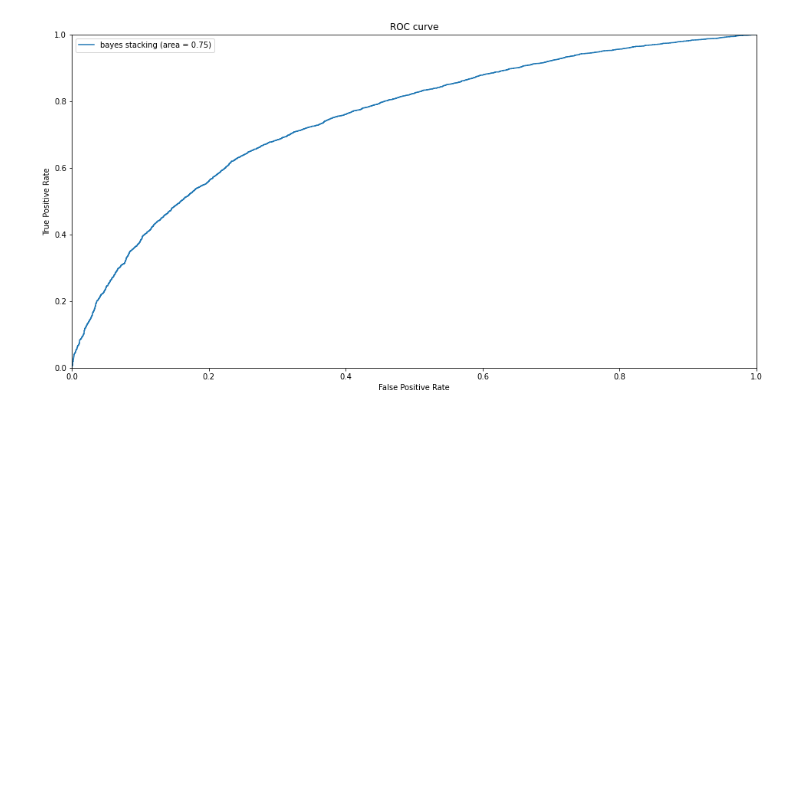
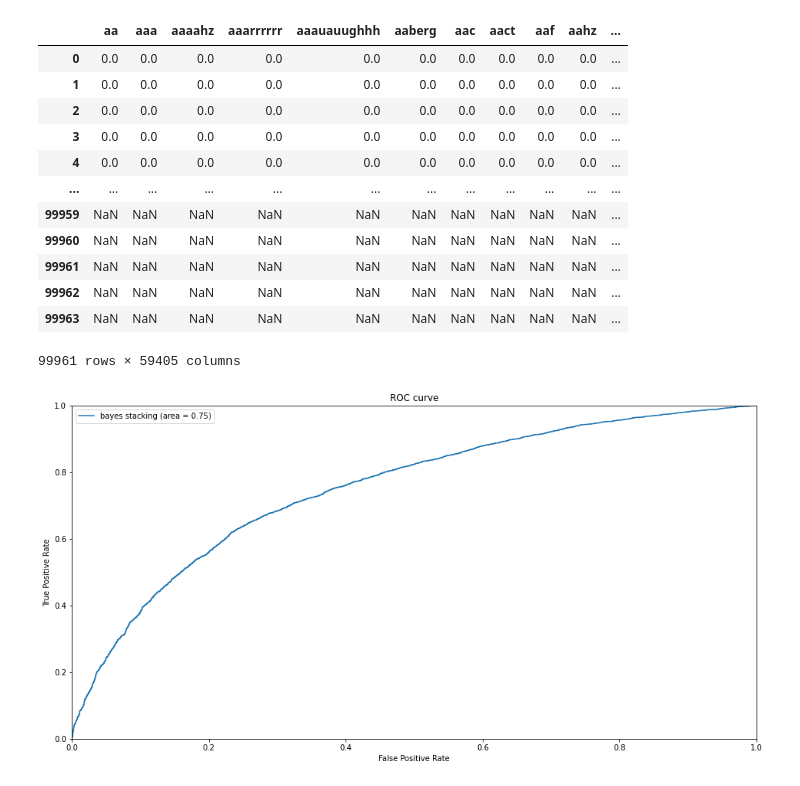
Before and after one commit to HishamAlkaed/Kickstarter, a Jupyter notebook: Modeling&Evaluation.ipynb, the cells around one changed output. Cells and saved outputs as stored; diff of their text form; code cells hidden in the pictures; blank space fills up the shorter version.

```diff
--- a/Modeling&Evaluation.ipynb
+++ b/Modeling&Evaluation.ipynb
@@ -112,0 +168,2 @@ text_val_stack, text_val_test_stack, target_val_stack, target_val_test_stack = t
+# %%
+stacked = pd.concat([tok.drop(['funded'], axis=1), df.drop(['blurb', 'name', 'hbl', 'goal'], axis=1)], axis=1)
@@ -118,3 +181,19 @@ MultinomialNB()
+# %%
+stacked
+# %% [output]
+|  | aa | aaa | aaaahz | aaarrrrrr | aaauauughhh | aaberg | aac | aact | aaf | aahz | ... |
+| 0 | 0.0 | 0.0 | 0.0 | 0.0 | 0.0 | 0.0 | 0.0 | 0.0 | 0.0 | 0.0 | ... |
+| 1 | 0.0 | 0.0 | 0.0 | 0.0 | 0.0 | 0.0 | 0.0 | 0.0 | 0.0 | 0.0 | ... |
+| 2 | 0.0 | 0.0 | 0.0 | 0.0 | 0.0 | 0.0 | 0.0 | 0.0 | 0.0 | 0.0 | ... |
+| 3 | 0.0 | 0.0 | 0.0 | 0.0 | 0.0 | 0.0 | 0.0 | 0.0 | 0.0 | 0.0 | ... |
+| 4 | 0.0 | 0.0 | 0.0 | 0.0 | 0.0 | 0.0 | 0.0 | 0.0 | 0.0 | 0.0 | ... |
+| ... | ... | ... | ... | ... | ... | ... | ... | ... | ... | ... | ... |
+| 99959 | NaN | NaN | NaN | NaN | NaN | NaN | NaN | NaN | NaN | NaN | ... |
+| 99960 | NaN | NaN | NaN | NaN | NaN | NaN | NaN | NaN | NaN | NaN | ... |
+| 99961 | NaN | NaN | NaN | NaN | NaN | NaN | NaN | NaN | NaN | NaN | ... |
+| 99962 | NaN | NaN | NaN | NaN | NaN | NaN | NaN | NaN | NaN | NaN | ... |
+| 99963 | NaN | NaN | NaN | NaN | NaN | NaN | NaN | NaN | NaN | NaN | ... |
+99961 rows × 59405 columns
 # %%
 plot_roc(clf_nb_stack, text_val_test_stack, target_val_test_stack, 'bayes stacking')
 # %% [output]
```
Also changed, not shown: parts of 23 cells of this notebook, 4 other files.
